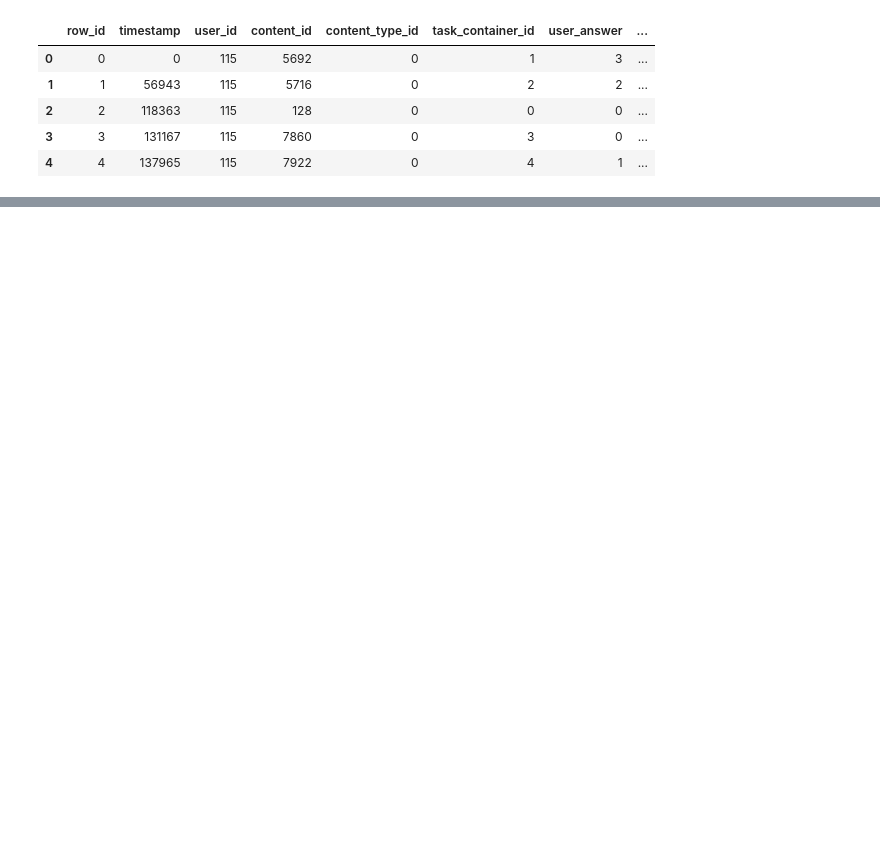
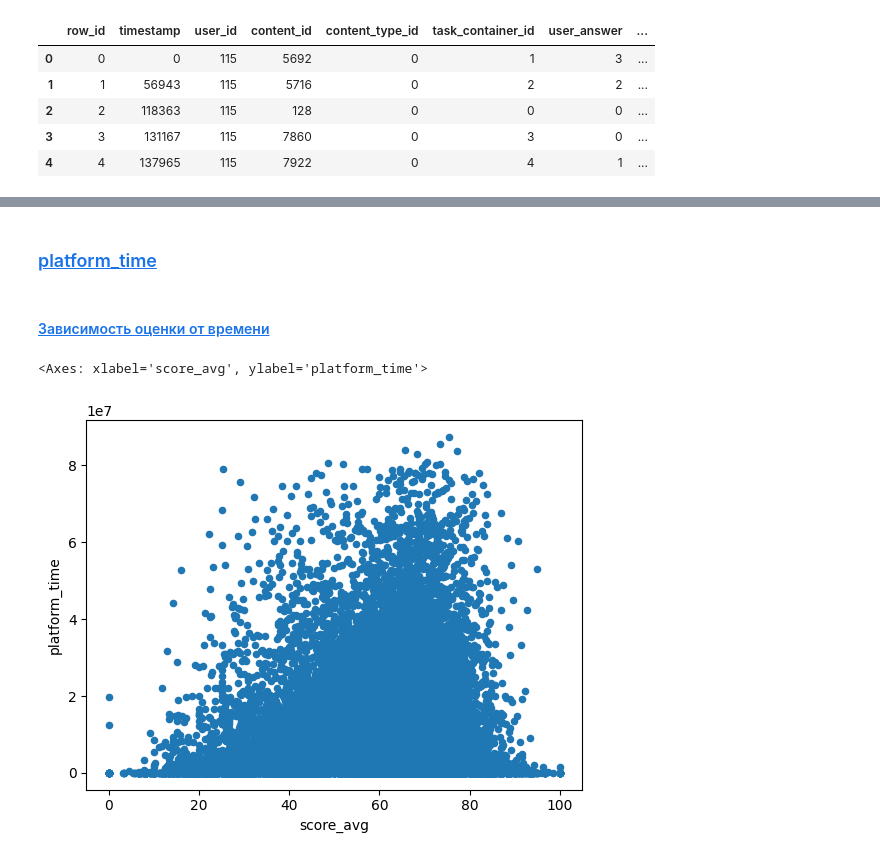
Before and after one commit to IDZorin/mipt-python-i-hw3, a Jupyter notebook: HW3.ipynb, the cells around one changed output, grey strips where cells are left out. Saved outputs shown, nothing was run; the diff lists cells and outputs as text; code cells hidden in the pictures; blank space fills up the shorter version.

```diff
--- a/HW3.ipynb
+++ b/HW3.ipynb
@@ -57,0 +1820,9 @@ TypeError: 'tuple' object is not callable
+# %% [markdown]
+### <a id='toc7_2_1_'></a>[platform_time](#toc0_)
+# %% [markdown]
+#### <a id='toc7_2_1_1_'></a>[Зависимость оценки от времени](#toc0_)
+# %%
+user_stats.sample(50000, random_state=42).plot.scatter(x="score_avg", y="platform_time")
+# %% [output]
+<Axes: xlabel='score_avg', ylabel='platform_time'>
+[figure, added]
```
Also changed, not shown: parts of 258 cells of this notebook.
